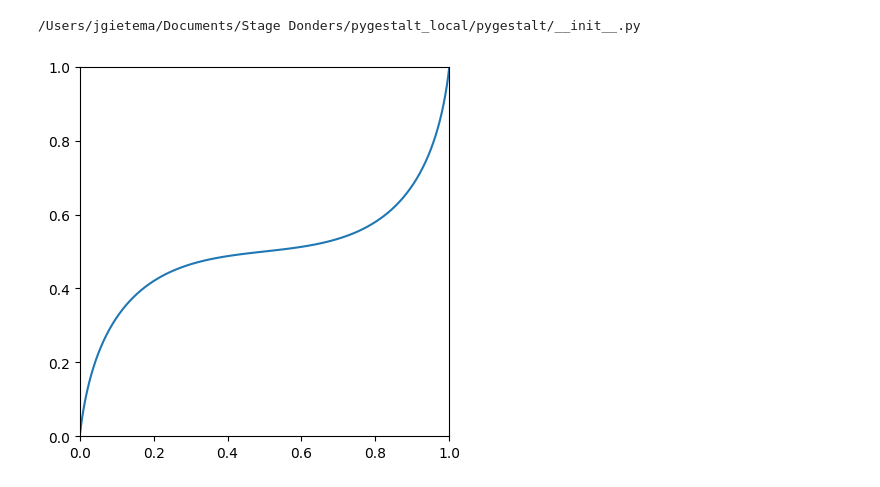
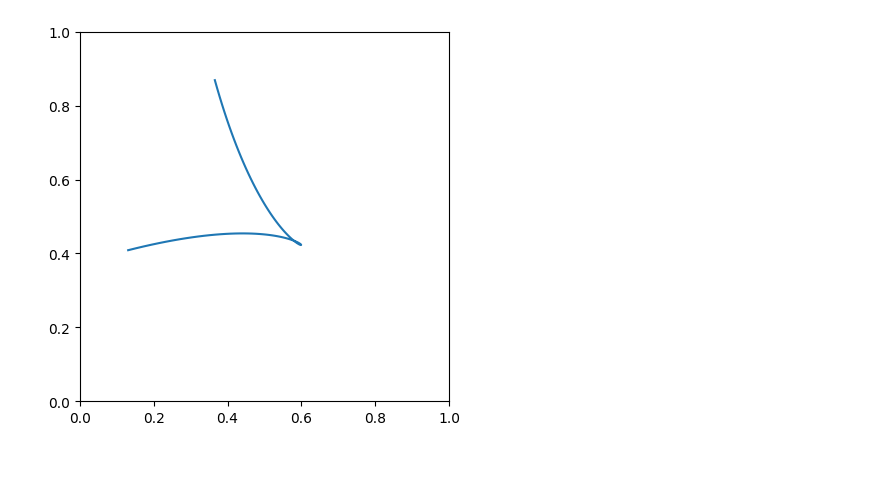
Before and after one commit to JesseGiet/pygestalt_jesse, a Jupyter notebook: notebooks/Demo_Timo.ipynb, the cells around one changed output. Drawn from its saved outputs; the diff is of its cells as text; code cells hidden in the pictures.

```diff
--- a/notebooks/Demo_Timo.ipynb
+++ b/notebooks/Demo_Timo.ipynb
@@ -21,28 +21,24 @@ import pygestalt as gs
 from pygestalt import sampler
 
 import skimage as ski
-# %%
-print(gs.__file__)
-# %% [output]
-/Users/jgietema/Documents/Stage Donders/pygestalt_local/pygestalt/__init__.py
 # %%
 outdir = Path(os.getcwd()) / 'outputs'
 os.makedirs(outdir, exist_ok=True)
 # %%
-#Ps = np.random.uniform(size=(4,2))
+Ps = np.random.uniform(size=(4,2))
 #Ps = np.vstack([[0.2,0], Ps, [0.8,1]])
 
-Ps = np.array([[0.,0.], [0.1,0.9], [0.9,0.1], [1.,1.]])
+#Ps = np.array([[0.,0.], [0.1,0.9], [0.9,0.1], [1.,1.]])
 #Ps = np.array([[0.,0.], [1.,1.]])
 bx, by = gs.sampler.bezier_curve_position(np.linspace(0,1,100),Ps).T
 
 plt.plot(bx,by)
 ax = plt.gca()
 ax.set_xlim((0,1))
 ax.set_ylim((0,1))
 ax.set_aspect('equal')
 # %% [output]
-[figure, old version]
+[figure, new version]
 # %%
 radius = 0.02
 thresh = 1e-3
```
Also changed, not shown: parts of 6 cells of this notebook.
